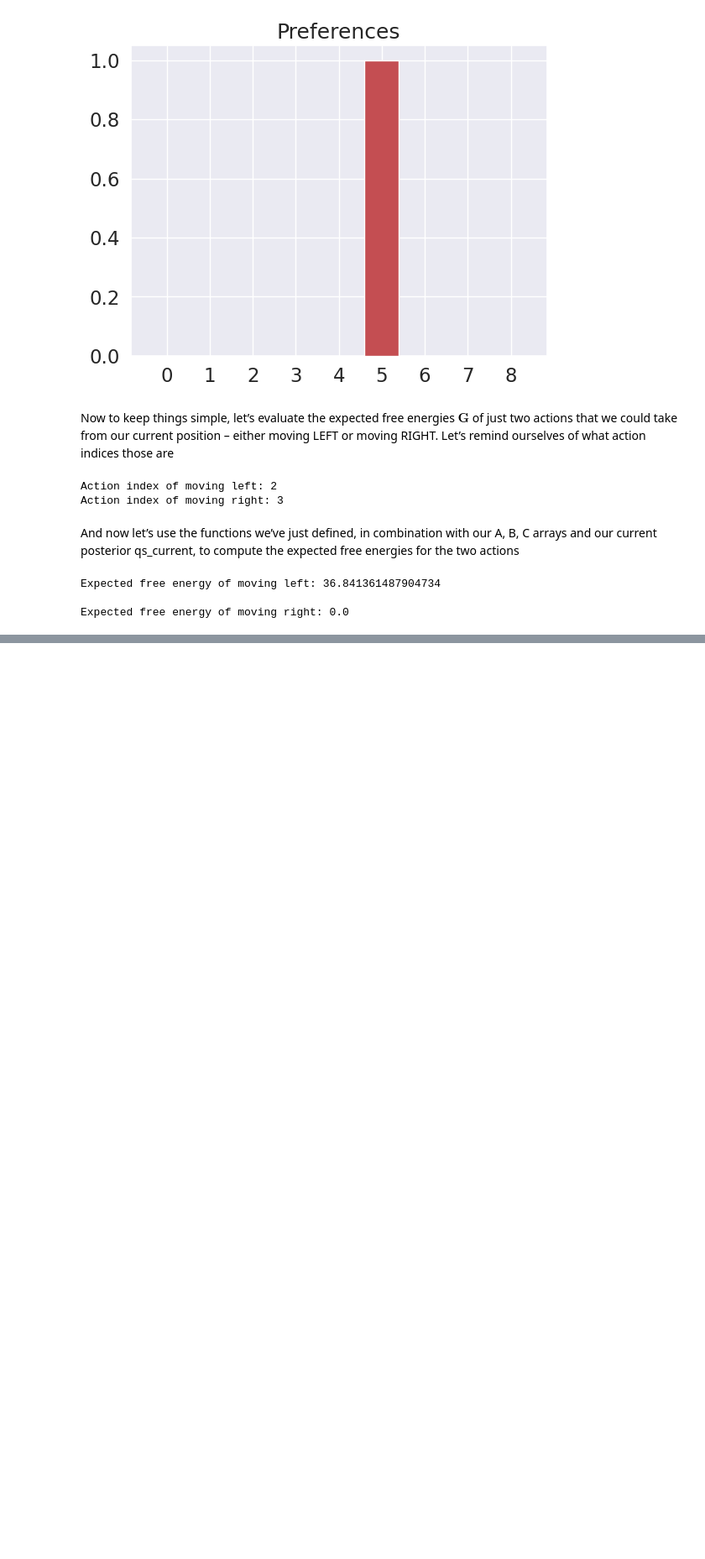
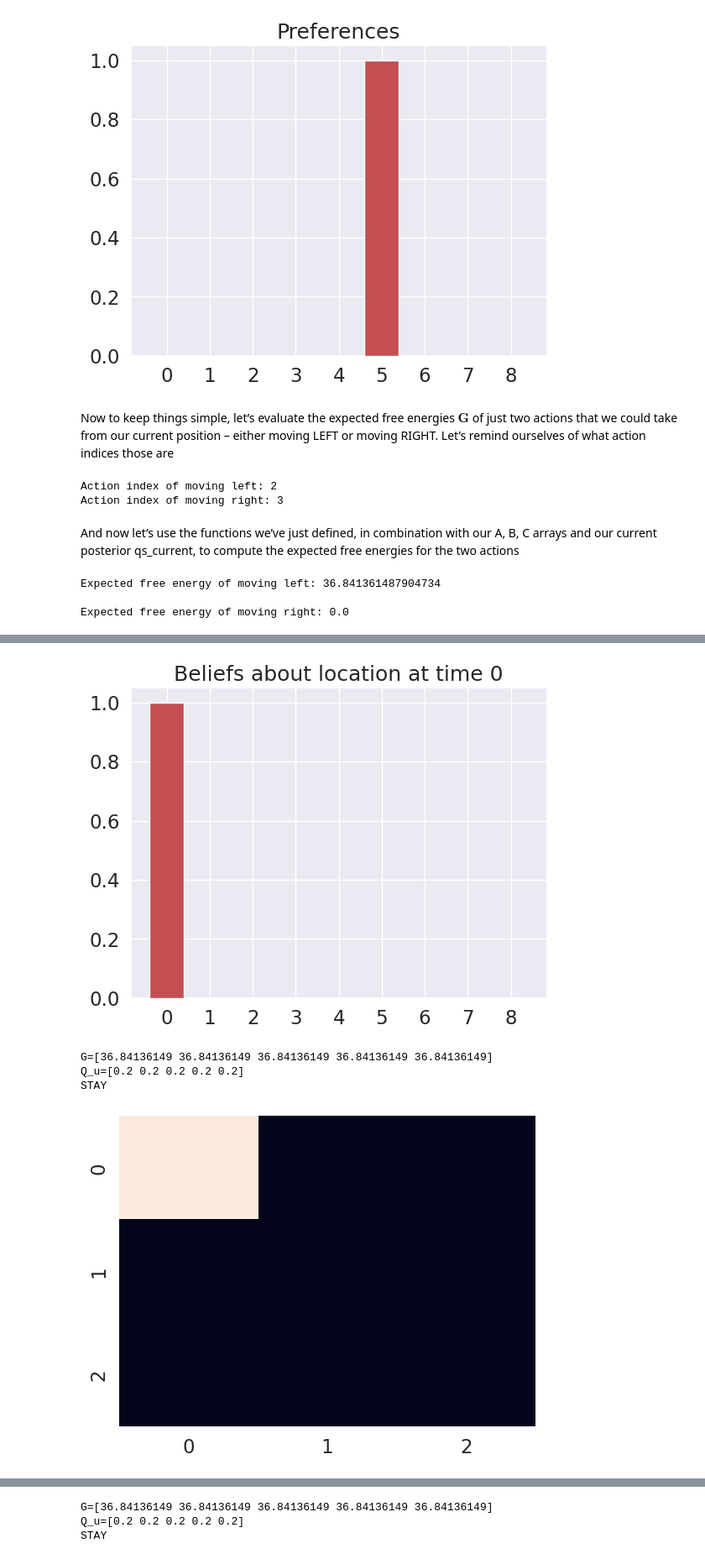
Before and after one commit to martinc999/active, a Jupyter notebook: turtorial.ipynb, the cells around one changed output, grey strips where cells are left out. Shown at 84% size. Saved outputs shown, nothing was run; the diff lists cells and outputs as text; code cells hidden in the pictures; blank space fills up the shorter version.

```diff
--- a/turtorial.ipynb
+++ b/turtorial.ipynb
@@ -557,0 +600,6 @@ Expected free energy of moving right: 0.0
+# %%
+Q_u = softmax(-G)
+
+""" and print the probability of each action """
+print(f'Probability of moving left: {Q_u[0]}')
+print(f'Probability of moving right: {Q_u[1]}')
@@ -557,0 +692,12 @@ Expected free energy of moving right: 0.0
+# %%
+""" Fill out the components of the generative model """
+
+A = np.eye(n_observations, n_states)
+
+B = create_B_matrix()
+
+C = utils.onehot(grid_locations.index( (2, 2) ), n_observations) # make the agent prefer location (2,2) (lower right corner of grid world)
+
+D = utils.onehot(grid_locations.index( (0,0) ), n_states) # start the agent with the prior belief that it starts in location (1,2)
+
+actions = ["UP", "DOWN", "LEFT", "RIGHT", "STAY"]
@@ -557,0 +706,2 @@ Expected free energy of moving right: 0.0
+# %%
+env = GridWorldEnv(starting_state = (0,0))
@@ -557,0 +712,52 @@ Expected free energy of moving right: 0.0
+# %%
+""" Write a function that, when called, runs the entire active inference loop for a desired number of timesteps"""
+
+def run_active_inference_loop(A, B, C, D, actions, env, T = 5):
+
+  """ Initialize the prior that will be passed in during inference to be the same as `D` """
+  prior = D.copy() # initial prior should be the D vector
+
+  """ Initialize the observation that will be passed in during inference - hint use env.reset()"""
+  obs = env.reset() # initialize the `obs` variable to be the first observation you sample from the environment, before `step`-ing it.
+
+  for t in range(T):
+
+    print(f'Time {t}: Agent observes itself in location: {obs}')
+
+    # convert the observation into the agent's observational state space (in terms of 0 through 8)
+    obs_idx = grid_locations.index(obs)
+
+    # perform inference over hidden states
+    qs_current = infer_states(obs_idx, A, prior)
+
+    plot_beliefs(qs_current, title_str = f"Beliefs about location at time {t}")
+
+
+    # calculate expected free energy of actions
+    G = calculate_G(A, B, C, qs_current, actions)
+    print(f'G={G}')
+    # compute action posterior
+    Q_u = softmax(-G)
+    print(f'Q_u={Q_u}')
+    # sample action from probability distribution over actions
+    chosen_action = utils.sample(Q_u)
+
+    # compute prior for next timestep of inference
+    prior = B[:,:,chosen_action].dot(qs_current)
+
+    # update generative process
+    action_label = actions[chosen_action]
+    print(action_label)
+
+    #state_idx = grid_locations.index((1,1))
+    state_vector = utils.onehot(obs_idx, n_states)
+    plot_point_on_grid(state_vector, grid_locations)
+    plt.show()
+
+    obs = env.step(action_label)
+
+  return qs_current
+
+""" Run the function we just wrote, for T = 5 timesteps """
+qs = run_active_inference_loop(A, B, C, D, actions, env, T = 15)
+# %% [output]
@@ -557,0 +772,5 @@ Expected free energy of moving right: 0.0
+[figure, added]
+G=[36.84136149 36.84136149 36.84136149 36.84136149 36.84136149]
+Q_u=[0.2 0.2 0.2 0.2 0.2]
+STAY
+[figure, added]
@@ -557,0 +784,3 @@ Expected free energy of moving right: 0.0
+G=[36.84136149 36.84136149 36.84136149 36.84136149 36.84136149]
+Q_u=[0.2 0.2 0.2 0.2 0.2]
+STAY
```
Also changed, not shown: parts of 25 cells of this notebook.
